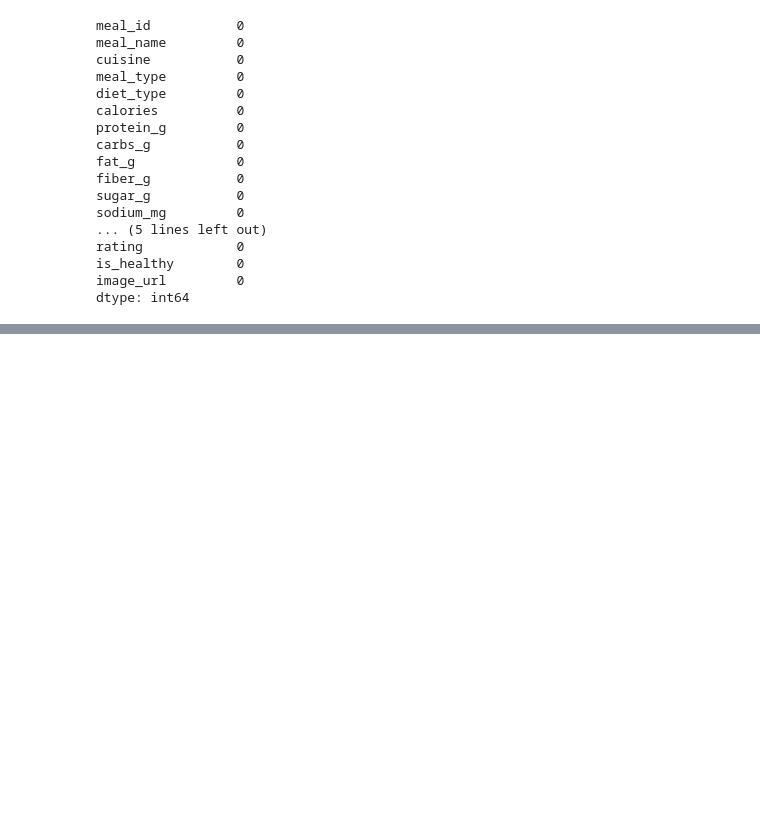
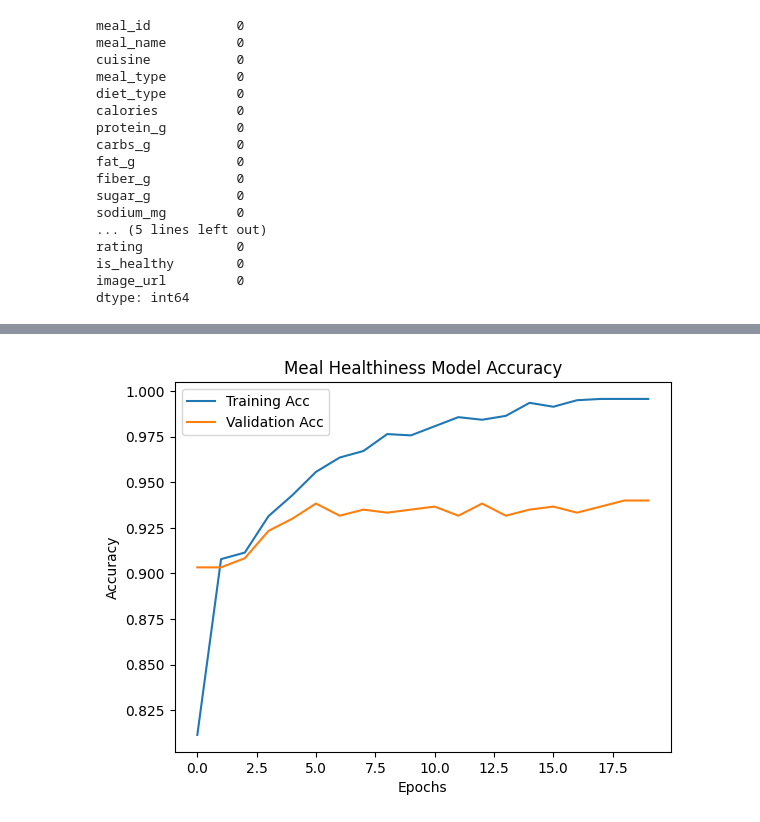
Before and after one commit to LilaNguyen/deep-learning-applications, a Jupyter notebook: notebook/Deep_Learning_Applications.ipynb, the cells around one changed output, grey strips where cells are left out. Saved outputs shown, nothing was run; the diff lists cells and outputs as text; code cells hidden in the pictures; blank space fills up the shorter version.

```diff
--- a/notebook/Deep_Learning_Applications.ipynb
+++ b/notebook/Deep_Learning_Applications.ipynb
@@ -489,0 +542,11 @@ dtype: int64
+# %%
+# normalize numerical features
+scaler = StandardScaler()
+X[num_cols] = scaler.fit_transform(X[num_cols])
+# %%
+# create training and test datasets
+X_train, X_test, y_train, y_test = train_test_split(X, y, test_size=0.3, random_state=42)
+
+# check dimensions
+print(X_train.shape)
+print(X_test.shape)
@@ -489,0 +556,25 @@ dtype: int64
+# %%
+# define model
+healthy_nn = keras.Sequential([
+    keras.layers.InputLayer(input_shape=(X_train.shape[1],)),
+    keras.layers.Dense(64, activation='relu', kernel_regularizer=keras.regularizers.l2(0.001)),
+    keras.layers.Dropout(0.4),
+    keras.layers.Dense(32, activation='relu'),
+    keras.layers.Dense(1, activation='sigmoid')
+])
+
+# compile model
+healthy_nn.compile(optimizer=keras.optimizers.Adam(learning_rate=0.0005),
+                   loss='binary_crossentropy',
+                   metrics=['accuracy'])
+
+# early stopping
+early_stop = keras.callbacks.EarlyStopping(monitor='val_loss', patience=10, restore_best_weights=True)
+
+# train model
+history = healthy_nn.fit(X_train, y_train,
+                      validation_data=(X_test, y_test),
+                      epochs=100,
+                      batch_size=32,
+                      callbacks=[early_stop],
+                      verbose=1)
@@ -489,0 +600,11 @@ dtype: int64
+# %%
+# visualize results
+plt.plot(history.history['accuracy'], label='Training Acc')
+plt.plot(history.history['val_accuracy'], label='Validation Acc')
+plt.legend()
+plt.xlabel('Epochs')
+plt.ylabel('Accuracy')
+plt.title('Meal Healthiness Model Accuracy')
+plt.show()
+# %% [output]
+[figure, added]
```
Also changed, not shown: parts of 11 cells of this notebook.
